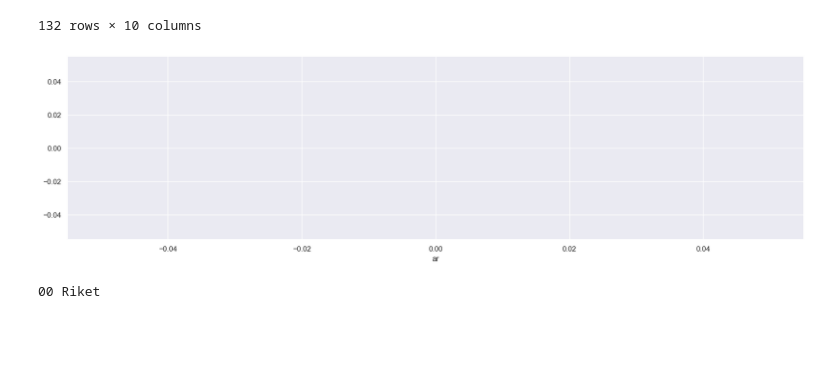
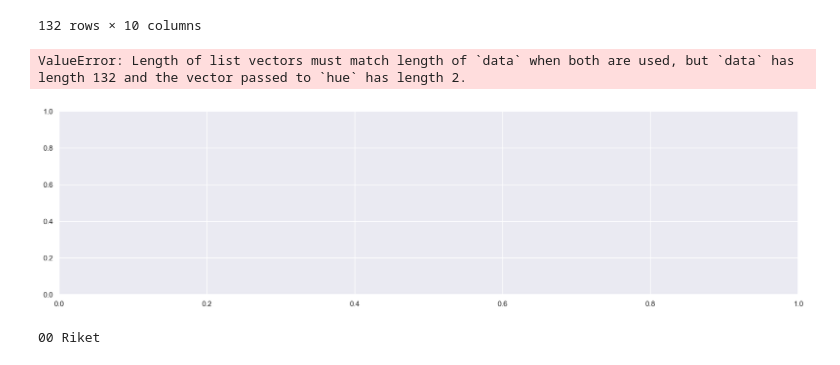
Before and after one commit to mnikolop/case3-swedish-energy, a Jupyter notebook: code/4-descriptive-analysis.ipynb, the cells around one changed output. Saved outputs shown, nothing was run; the diff lists cells and outputs as text; code cells hidden in the pictures; blank space fills up the shorter version.

```diff
--- a/code/4-descriptive-analysis.ipynb
+++ b/code/4-descriptive-analysis.ipynb
@@ -484,20 +471,15 @@ test.sort_values(by='ar')
 132 rows × 10 columns
 # %%
 test = energidata_grouped[energidata_grouped.region.isin(['01 Stockholms l�n'])]
-test = test.replace(0.000000e+00, 0)
-
-# energidata.MWh = energidata.MWh.fillna(method='ffill')
-# print('energidata: Number of Nuls: ',
-#       energidata.isna().sum().sum(), 'out of', len(energidata))
 
 
 fig, ax = plt.subplots(figsize=(20, 5))
-fig = sns.lineplot(
-    data=energidata_grouped[energidata_grouped.region == '01 Stockholms l�n'], x='ar')
+fig = sns.histplot(data=test, x='ar', weights='Sum', hue=['fornybar_energityp', 'fornybar_kategori'])
 
 plt.show(fig)
 # %% [output]
+ValueError: Length of list vectors must match length of `data` when both are used, but `data` has length 132 and the vector passed to `hue` has length 2.
-[figure, old version]
+[figure, new version]
 # %%
 energidata = energidata.replace('..', 0)
 
```
Also changed, not shown: parts of 2 cells of this notebook, 2 other files.
